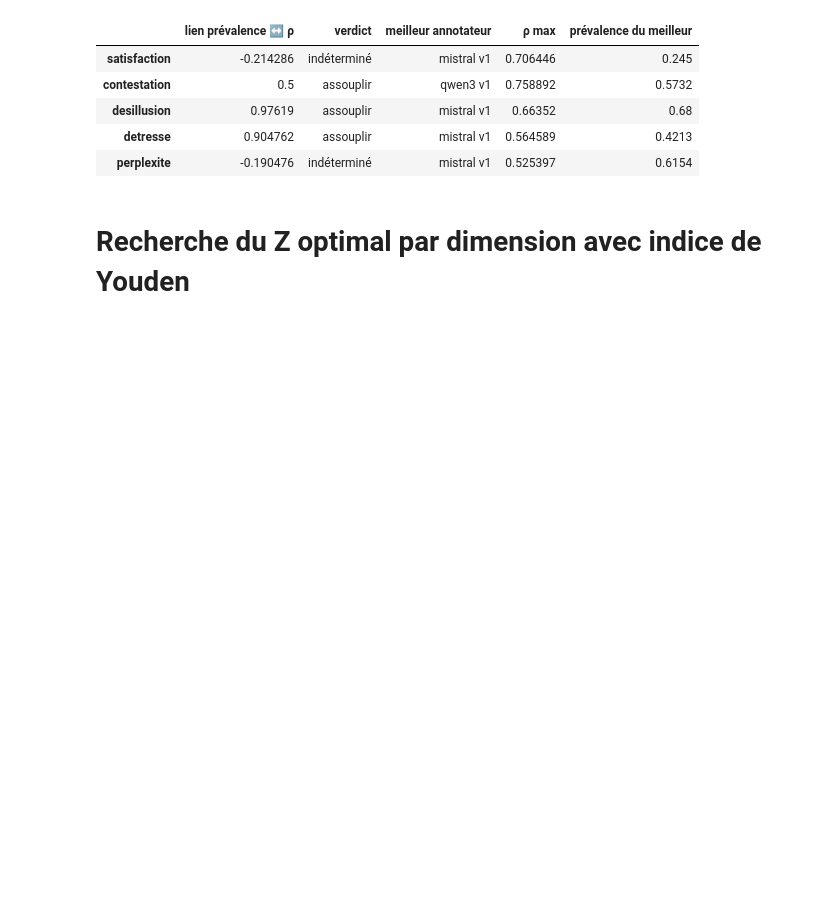
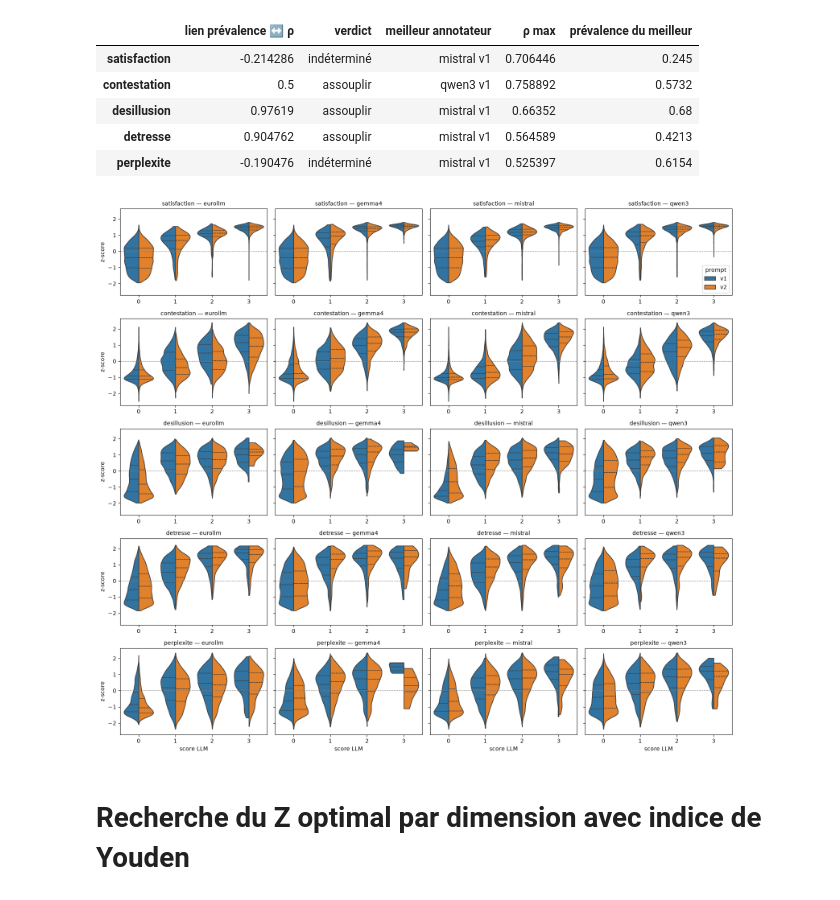
Before and after one commit to benji-64/Model_emotions, a Jupyter notebook: notebooks/llm_annotation2.ipynb, the cells around one changed output. Saved outputs shown, nothing was run; the diff lists cells and outputs as text; code cells hidden in the pictures; blank space fills up the shorter version.

```diff
--- a/notebooks/llm_annotation2.ipynb
+++ b/notebooks/llm_annotation2.ipynb
@@ -923,6 +923,25 @@ display(pd.DataFrame(verdicts).T.reindex(DIMENSIONS).round(2))
 | desillusion | 0.97619 | assouplir | mistral v1 | 0.66352 | 0.68 |
 | detresse | 0.904762 | assouplir | mistral v1 | 0.564589 | 0.4213 |
 | perplexite | -0.190476 | indéterminé | mistral v1 | 0.525397 | 0.6154 |
+# %%
+modeles = sorted(lf["modèle"].unique())
+fig, axes = plt.subplots(len(DIMENSIONS), len(modeles), figsize=(4 * len(modeles), 2.8 * len(DIMENSIONS)),
+                         sharey=True)
+for i, dim in enumerate(DIMENSIONS):
+    for j, mod in enumerate(modeles):
+        ax = axes[i, j]
+        d = lf[(lf["dimension"] == dim) & (lf["modèle"] == mod)]
+        sns.violinplot(data=d, x="score", y="z", hue="prompt", hue_order=list(RUNS), order=[0, 1, 2, 3],
+                       split=True, inner="quart", cut=0, density_norm="width", ax=ax,
+                       legend=(i == 0 and j == len(modeles) - 1))
+        ax.axhline(0, color="grey", lw=0.8, ls="--")
+        ax.set_title(f"{dim} — {mod}", fontsize=10)
+        ax.set_xlabel("score LLM" if i == len(DIMENSIONS) - 1 else "")
+        ax.set_ylabel("z-score" if j == 0 else "")
+plt.tight_layout()
+plt.show()
+# %% [output]
+[figure, added]
 # %% [markdown]
 # Recherche du Z optimal par dimension avec indice de Youden
 # %%
```
Also changed, not shown: 2 other files.
